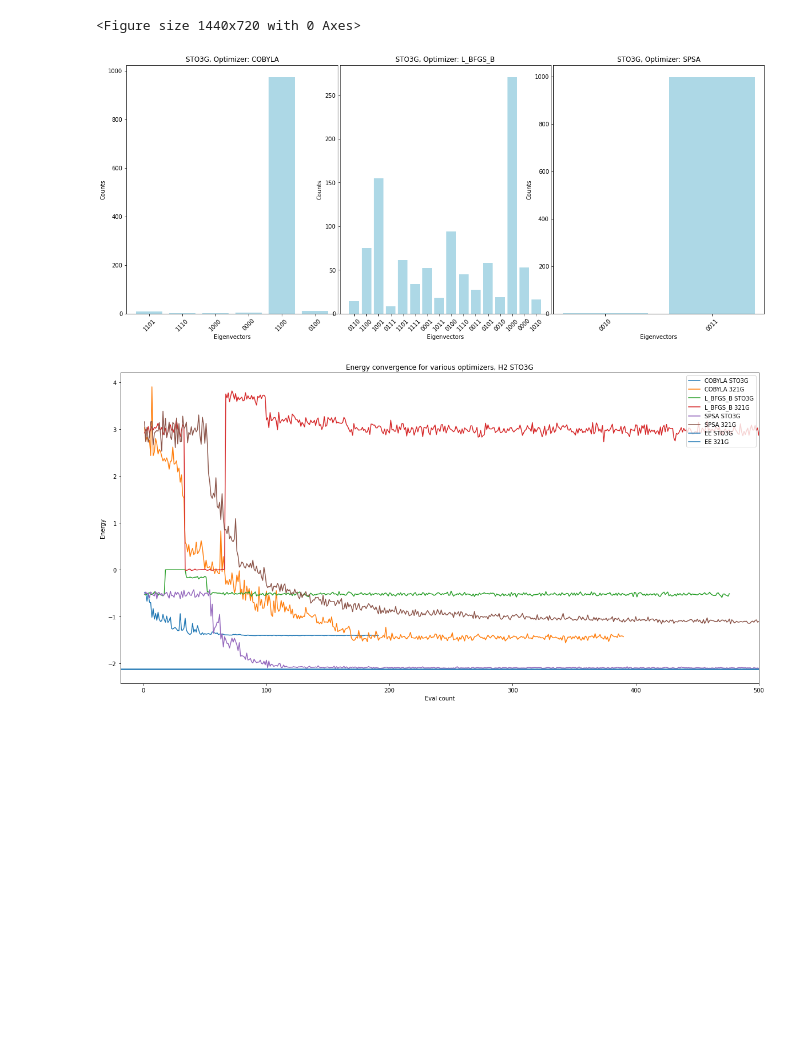
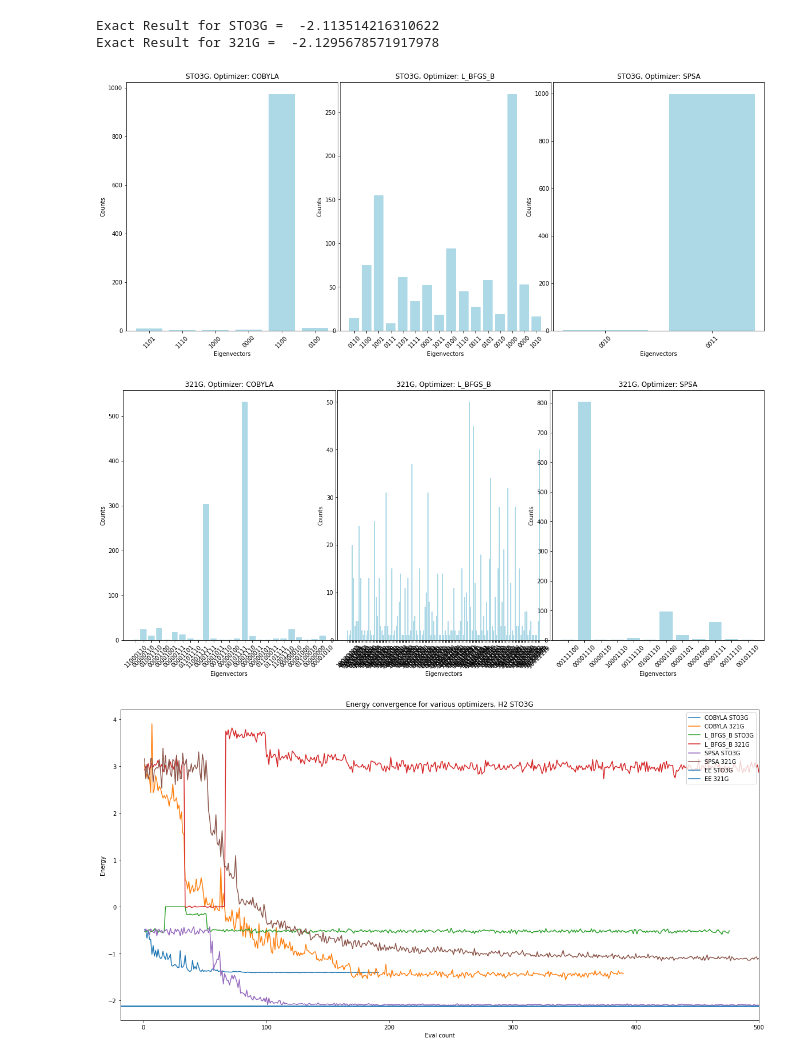
Before and after one commit to jasonlarkin/mol2qpu, a Jupyter notebook: H2_plots.ipynb, the cells around one changed output. Drawn from its saved outputs; the diff is of its cells as text; code cells hidden in the pictures; blank space fills up the shorter version.

```diff
--- a/H2_plots.ipynb
+++ b/H2_plots.ipynb
@@ -89,32 +89,47 @@ j ====  2
 # %%
 fig, axs = plt.subplots(1,3, figsize=(20, 8), facecolor='w', edgecolor='k')
 fig.subplots_adjust(hspace = 1.5, wspace=.01)
 axs = axs.ravel()
 
+## STO3G
 for i in range(len(optimizers)):
-
     pltobj = axs[i].bar(eigvecs[0][i].keys(), eigvecs[0][i].values(), color='lightblue')
     pltobj = axs[i].tick_params('x', labelrotation=45)
     pltobj = axs[i].set_xlabel('Eigenvectors')
     pltobj = axs[i].set_ylabel('Counts')
     pltobj = axs[i].set_title('STO3G, Optimizer: {}'.format(optimizers[i]))
+
+fig, axs = plt.subplots(1,3, figsize=(20, 8), facecolor='w', edgecolor='k')
+fig.subplots_adjust(hspace = 1.5, wspace=.01)
+axs = axs.ravel()
+## 321G
+for i in range(len(optimizers)):
+    pltobj = axs[i].bar(eigvecs[1][i].keys(), eigvecs[1][i].values(), color='lightblue')
+    pltobj = axs[i].tick_params('x', labelrotation=45)
+    pltobj = axs[i].set_xlabel('Eigenvectors')
+    pltobj = axs[i].set_ylabel('Counts')
+    pltobj = axs[i].set_title('321G, Optimizer: {}'.format(optimizers[i]))
 
 plt.figure(figsize=(20,10));
 for i in range(len(optimizers)):
     fig = plt.plot(VQE_counts[0][i], VQE_evals[0][i], label=(optimizers[i]+' STO3G') );
     fig = plt.plot(VQE_counts[1][i], VQE_evals[1][i], label=(optimizers[i]+' 321G') );
     #plt.axhline(y=0.5, color='r', linestyle='-')
     #fig = plt.plot(EE_results[0], label=basis_sets[0])
     #fig = plt.plot(EE_results[1], label=basis_sets[1])
     fig = plt.xlabel('Eval count');
     fig = plt.ylabel('Energy');
     fig = plt.xlim(right=500)
     fig = plt.title('Energy convergence for various optimizers, H2 STO3G');
     fig = plt.legend(loc='upper right');
 fig = plt.axhline(y=EE_results[0], label='EE STO3G')
 fig = plt.axhline(y=EE_results[1], label='EE 321G')
-fig = plt.legend(loc='upper right')
+fig = plt.legend(loc='upper right');
+print("Exact Result for STO3G = ", EE_results[0]);
+print("Exact Result for 321G = ", EE_results[1]);
 # %% [output]
-<Figure size 1440x720 with 0 Axes>
+Exact Result for STO3G =  -2.113514216310622
+Exact Result for 321G =  -2.1295678571917978
 [figure]
-[figure, old version]
+[figure, new version]
+[figure, added]
```
